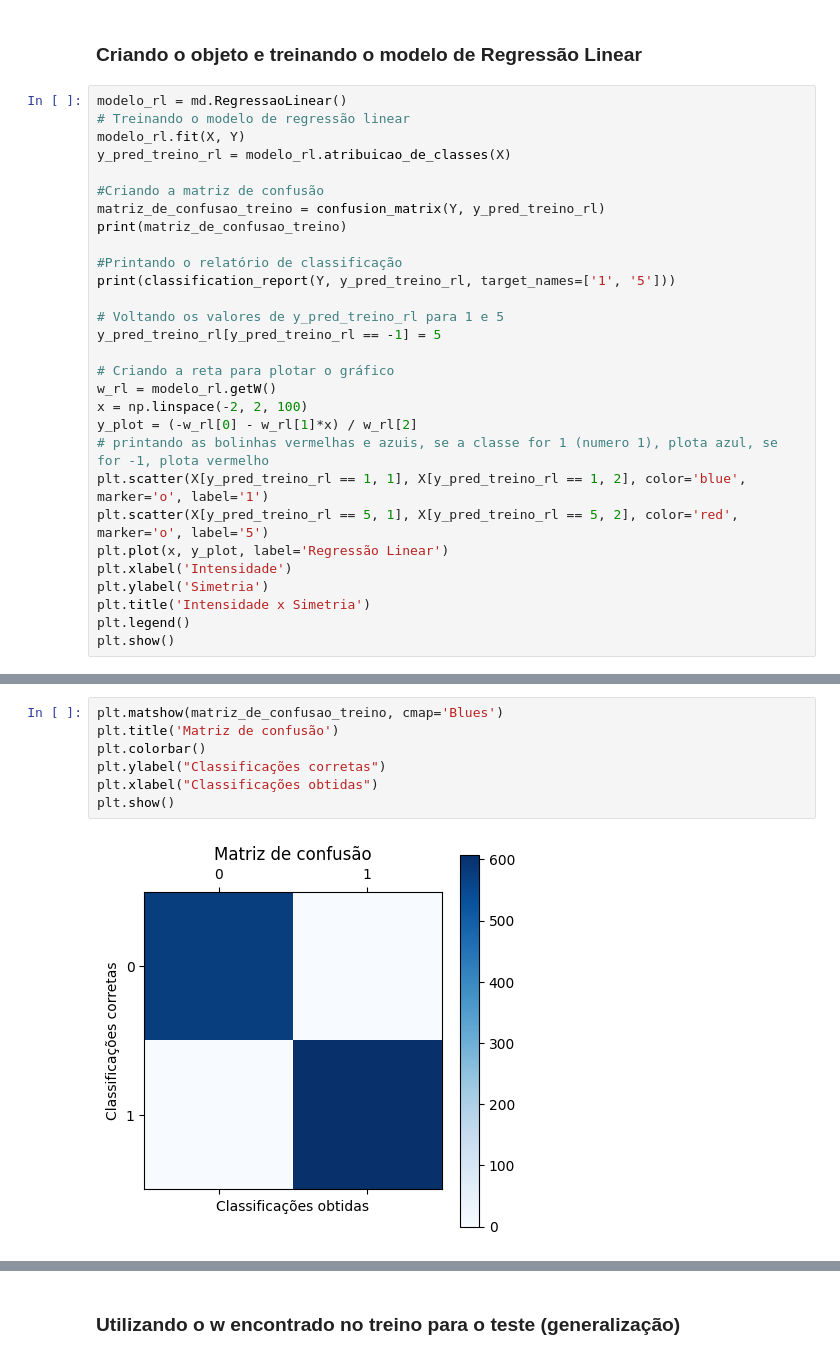
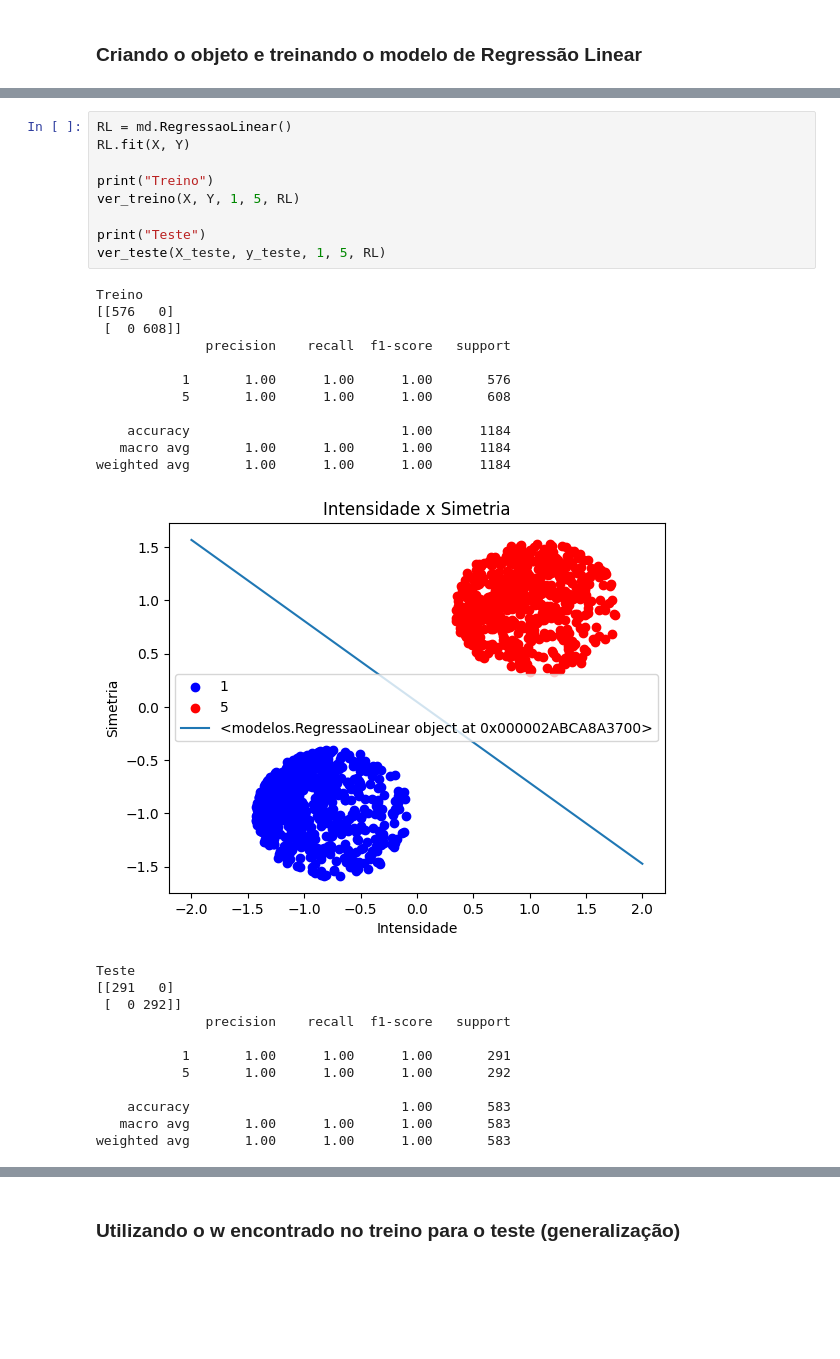
Before and after one commit to HodricVieira/Reconhecimento-de-digitos-ML-2023.2, a Jupyter notebook: reg_log_1_5.ipynb, the cells around one changed output, grey strips where cells are left out. Saved outputs shown, nothing was run; the diff lists cells and outputs as text; blank space fills up the shorter version.

```diff
--- a/reg_log_1_5.ipynb
+++ b/reg_log_1_5.ipynb
@@ -233,32 +282,3 @@ plt.show()
 # Regressão Linear
 # %% [markdown]
 ### Criando o objeto e treinando o modelo de Regressão Linear
-# %%
-modelo_rl = md.RegressaoLinear()
-# Treinando o modelo de regressão linear
-modelo_rl.fit(X, Y)
-y_pred_treino_rl = modelo_rl.atribuicao_de_classes(X)
-
-#Criando a matriz de confusão
-matriz_de_confusao_treino = confusion_matrix(Y, y_pred_treino_rl)
-print(matriz_de_confusao_treino)
-
-#Printando o relatório de classificação
-print(classification_report(Y, y_pred_treino_rl, target_names=['1', '5']))
-
-# Voltando os valores de y_pred_treino_rl para 1 e 5
-y_pred_treino_rl[y_pred_treino_rl == -1] = 5
-
-# Criando a reta para plotar o gráfico
-w_rl = modelo_rl.getW()
-x = np.linspace(-2, 2, 100)
-y_plot = (-w_rl[0] - w_rl[1]*x) / w_rl[2]
-# printando as bolinhas vermelhas e azuis, se a classe for 1 (numero 1), plota azul, se for -1, plota vermelho
-plt.scatter(X[y_pred_treino_rl == 1, 1], X[y_pred_treino_rl == 1, 2], color='blue', marker='o', label='1')
-plt.scatter(X[y_pred_treino_rl == 5, 1], X[y_pred_treino_rl == 5, 2], color='red', marker='o', label='5')
-plt.plot(x, y_plot, label='Regressão Linear')
-plt.xlabel('Intensidade')
-plt.ylabel('Simetria')
-plt.title('Intensidade x Simetria')
-plt.legend()
-plt.show()
@@ -277,9 +285,33 @@ weighted avg       1.00      1.00      1.00      1184
-# %%
-plt.matshow(matriz_de_confusao_treino, cmap='Blues')
-plt.title('Matriz de confusão')
-plt.colorbar()
-plt.ylabel("Classificações corretas")
-plt.xlabel("Classificações obtidas")
-plt.show()
-# %% [output]
-[figure, removed]
+# %%
+RL = md.RegressaoLinear()
+RL.fit(X, Y)
+
+print("Treino")
+ver_treino(X, Y, 1, 5, RL)
+
+print("Teste")
+ver_teste(X_teste, y_teste, 1, 5, RL)
+# %% [output]
+Treino
+[[576   0]
+ [  0 608]]
+              precision    recall  f1-score   support
+
+           1       1.00      1.00      1.00       576
+           5       1.00      1.00      1.00       608
+
+    accuracy                           1.00      1184
+   macro avg       1.00      1.00      1.00      1184
+weighted avg       1.00      1.00      1.00      1184
+[figure, added]
+Teste
+[[291   0]
+ [  0 292]]
+              precision    recall  f1-score   support
+
+           1       1.00      1.00      1.00       291
+           5       1.00      1.00      1.00       292
+
+    accuracy                           1.00       583
+   macro avg       1.00      1.00      1.00       583
+weighted avg       1.00      1.00      1.00       583
```
Also changed, not shown: parts of 14 cells of this notebook.
